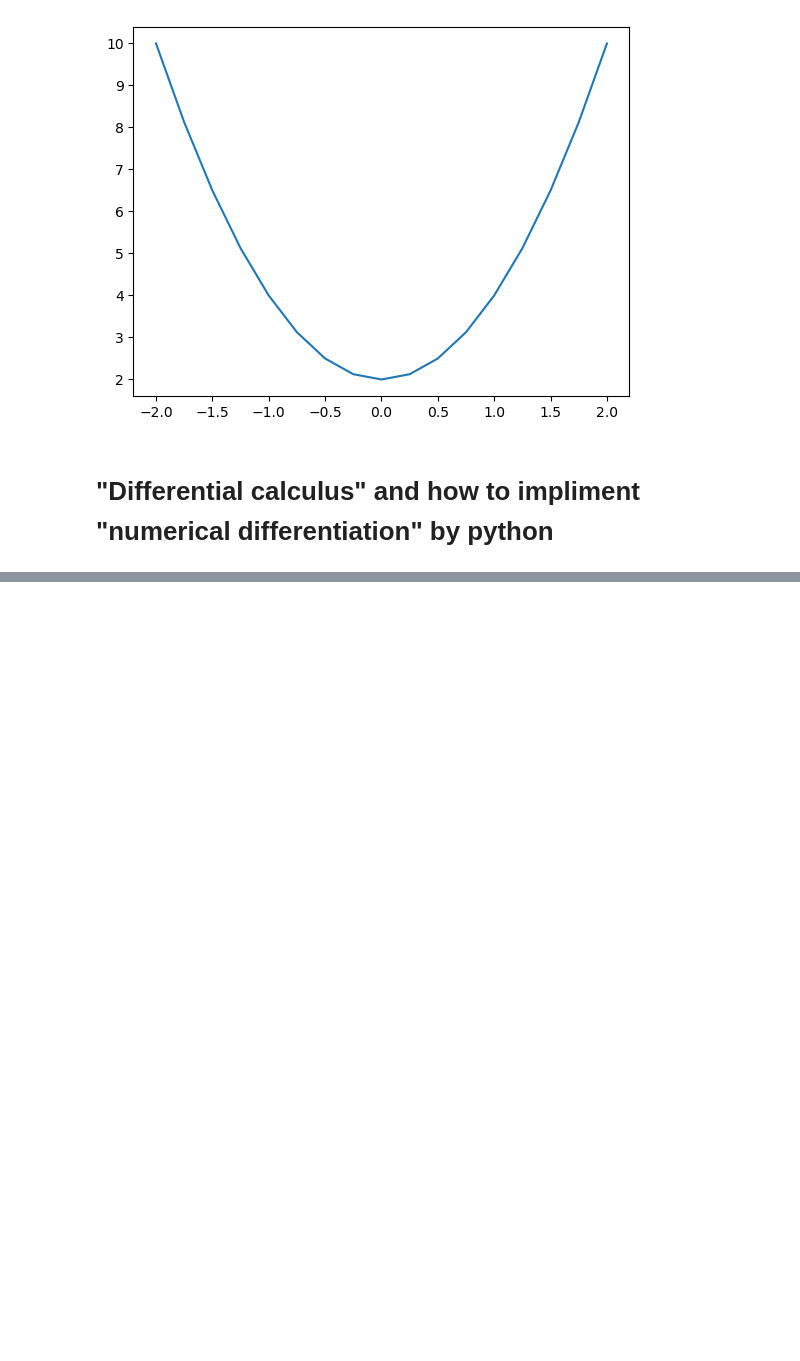
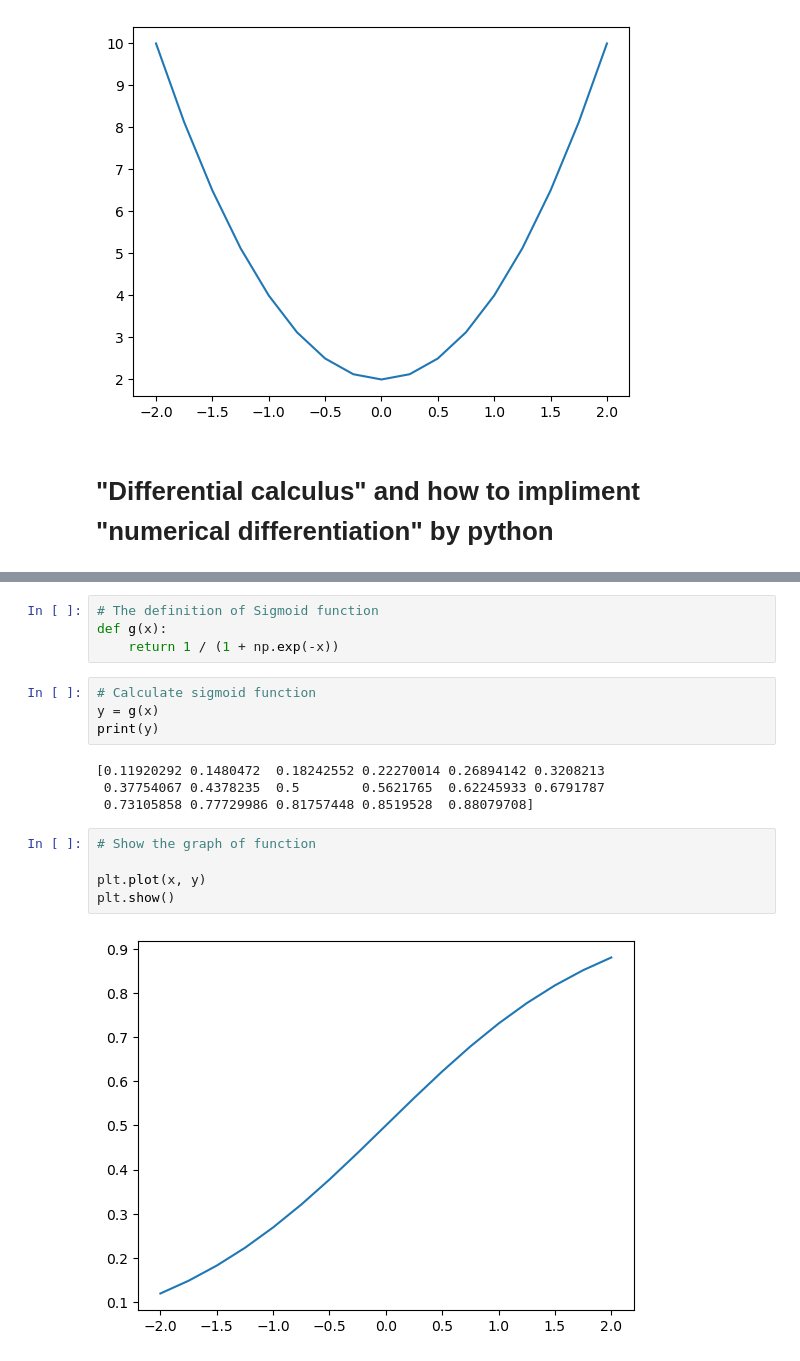
Before and after one commit to MatsukawaGenta/genmai-training, a Jupyter notebook: PyTorch_and_deeplearning_programming/notebooks/01_python.ipynb, the cells around one changed output, grey strips where cells are left out. Cells and saved outputs as stored; diff of their text form; blank space fills up the shorter version.

```diff
--- a/PyTorch_and_deeplearning_programming/notebooks/01_python.ipynb
+++ b/PyTorch_and_deeplearning_programming/notebooks/01_python.ipynb
@@ -168,0 +181,19 @@ print(y_dash)
+# %%
+# The definition of Sigmoid function
+def g(x):
+    return 1 / (1 + np.exp(-x))
+# %%
+# Calculate sigmoid function
+y = g(x)
+print(y)
+# %% [output]
+[0.11920292 0.1480472  0.18242552 0.22270014 0.26894142 0.3208213
+ 0.37754067 0.4378235  0.5        0.5621765  0.62245933 0.6791787
+ 0.73105858 0.77729986 0.81757448 0.8519528  0.88079708]
+# %%
+# Show the graph of function
+
+plt.plot(x, y)
+plt.show()
+# %% [output]
+[figure, added]
```
Also changed, not shown: parts of 6 cells of this notebook.
